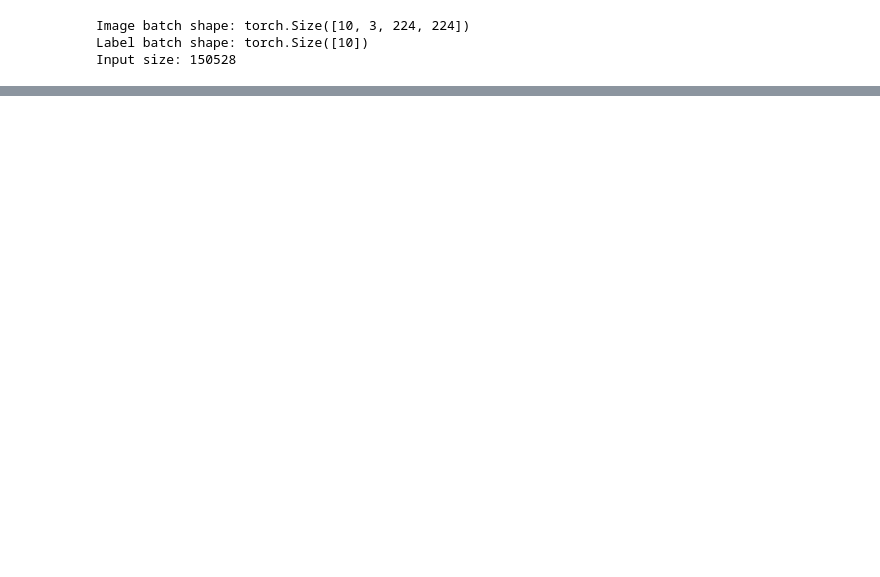
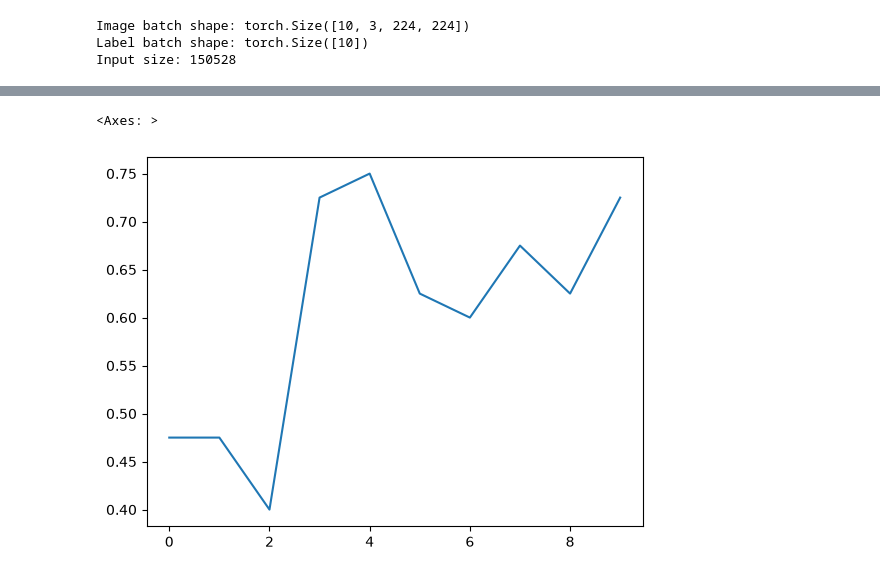
Before and after one commit to 24f3004979/Lab, a Jupyter notebook: experiment/notebooks/BrainMRI.ipynb, the cells around one changed output, grey strips where cells are left out. Cells and saved outputs as stored; diff of their text form; code cells hidden in the pictures; blank space fills up the shorter version.

```diff
--- a/experiment/notebooks/BrainMRI.ipynb
+++ b/experiment/notebooks/BrainMRI.ipynb
@@ -284,5 +287,6 @@ Probability tensor([[0.4620]], device='cuda:0')
 # %%
 import torch.optim as optim
+import seaborn as sns
 
 # Model training setup
 learning_rate = 0.001
@@ -363,30 +367,35 @@ def model_evaluation(model, criterion, dataloader):
             accuracy = calculate_accuracy(outputs, labels)
             total_loss += loss.item()
             total_accuracy += accuracy
             num_batches += 1
 
     avg_accuracy = total_accuracy / num_batches
     avg_val = total_loss / num_batches
     return avg_accuracy, avg_val
 
 
 train_losses = []
 accuracies = []
 
 test_vals = []
 test_accs = []
 
 best_score = float('inf')
 
 for epotch in range(num_epotchs):
     train_loss, train_accuracy = train_epotch(
         model, train_loader, criterion, optimizer, device
     )
     train_losses.append(train_loss)
     accuracies.append(train_accuracy)
 
     # evaluation part
     val_acc, val_loss = model_evaluation(model, criterion, test_loader)
 
     test_vals.append(val_loss)
     test_accs.append(val_acc)
+
+sns.lineplot(test_accs)
+# %% [output]
+<Axes: >
+[figure, added]
```
Also changed, not shown: parts of 4 cells of this notebook, 2 other files.
